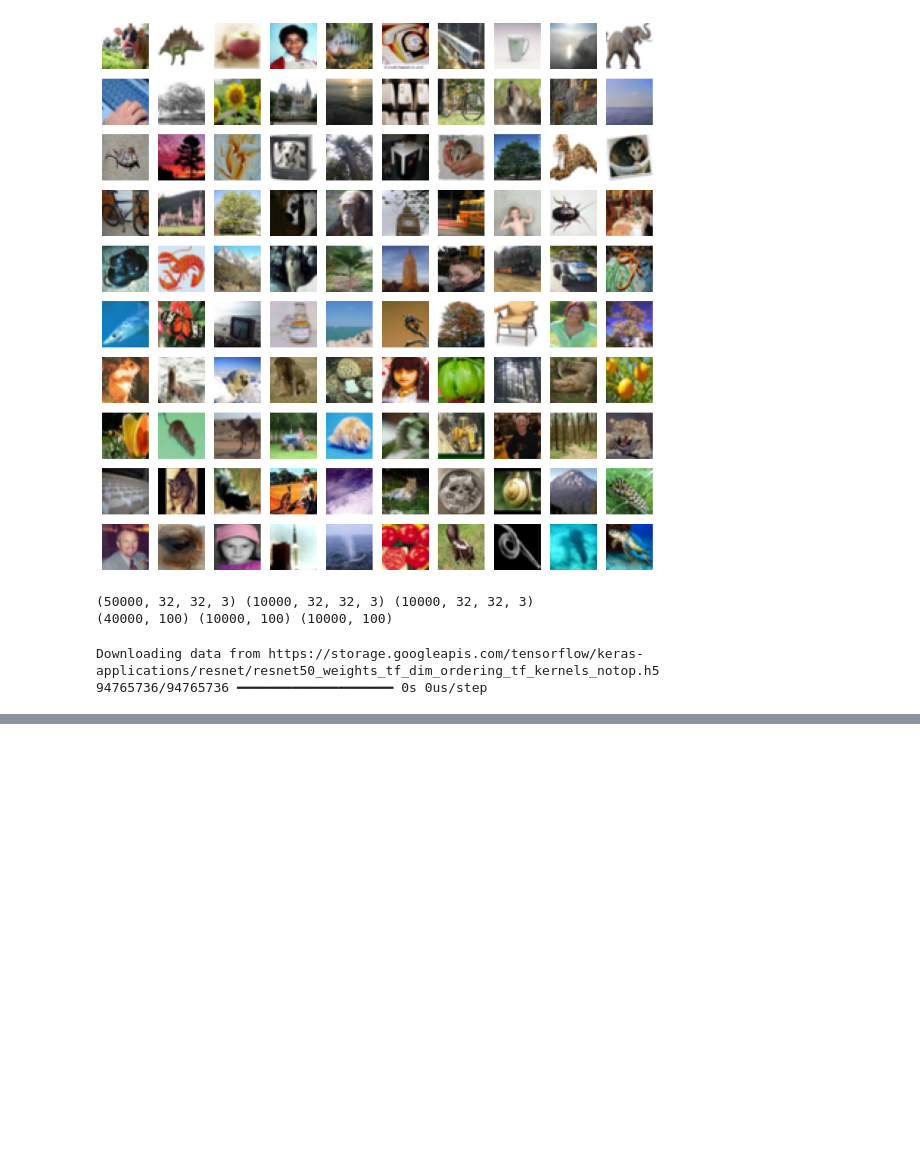
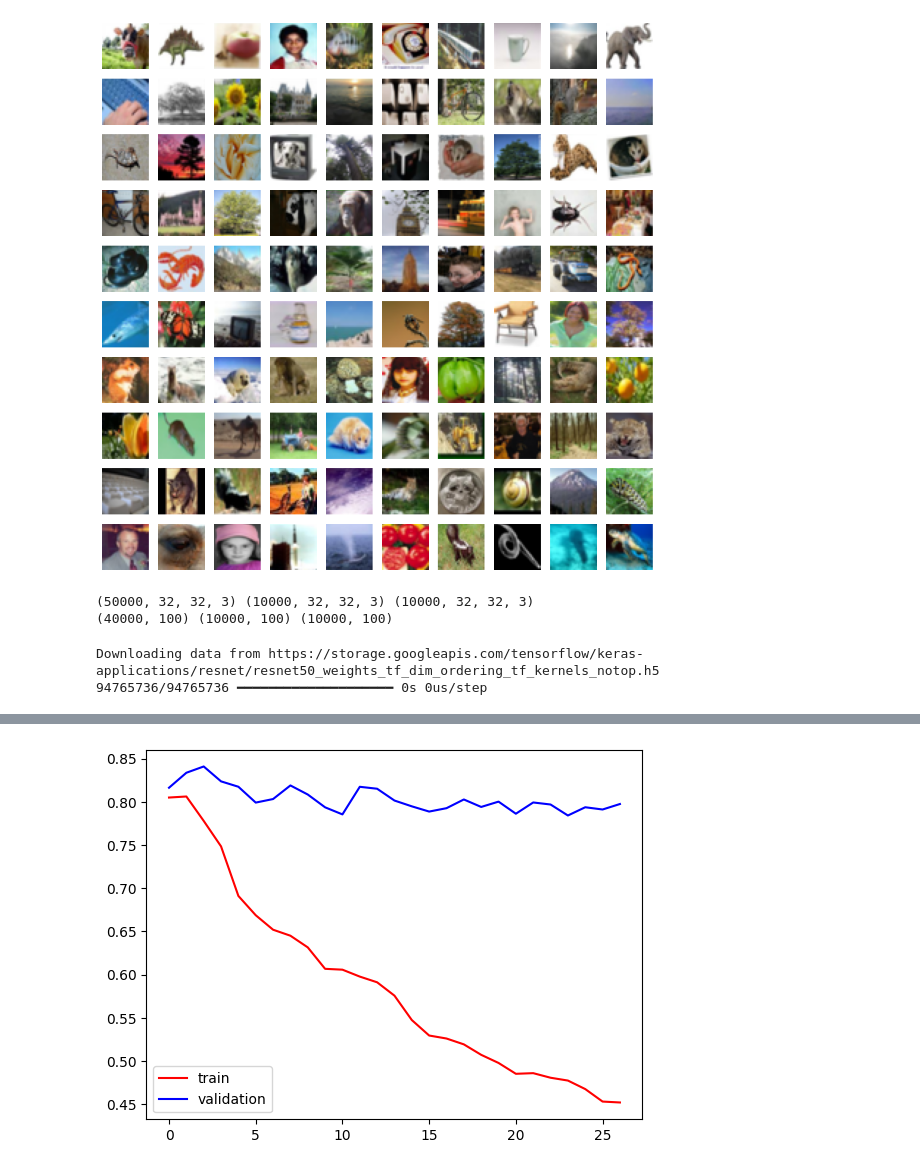
Before and after one commit to Jeetesh1512/learnML, a Jupyter notebook: CIFAR100_with_resnet.ipynb, the cells around one changed output, grey strips where cells are left out. Drawn from its saved outputs; the diff is of its cells as text; code cells hidden in the pictures; blank space fills up the shorter version.

```diff
--- a/CIFAR100_with_resnet.ipynb
+++ b/CIFAR100_with_resnet.ipynb
@@ -94,12 +145,29 @@ model = Sequential()
 model.add(UpSampling2D(size=(7,7), interpolation='bilinear'))
 model.add(resnet_model)
 model.add(GlobalAveragePooling2D())
+model.add(Dropout(0.2))
 model.add(Dense(256,activation='relu'))
 model.add(BatchNormalization())
 model.add(Dense(128,activation='relu'))
+model.add(Dropout(0.25))
 model.add(BatchNormalization())
-model.add(Dropout(0.1))
 model.add(Dense(100,activation='softmax'))
+# %%
+from keras.callbacks import ReduceLROnPlateau, EarlyStopping
+learning_rate_reduction = ReduceLROnPlateau(
+    monitor='val_accuracy',
+    patience=3,
+    verbose=1,
+    factor=0.6,
+    min_lr=1e-6)
+
+early_stopping = EarlyStopping(
+    monitor='val_accuracy',
+    patience=6,
+    restore_best_weights=True,
+    verbose=1,
+    mode='max'
+)
 # %%
 model.compile(optimizer='Adam', loss='categorical_crossentropy', metrics=['accuracy'])
 # %%
@@ -186,8 +197,9 @@ conv5_block3_out True
 # %%
 history = model.fit(
-    train_datagen.flow(X_train,y_train,batch_size=40),
+    train_datagen.flow(X_train,y_train,batch_size=64),
     validation_data = (X_val,y_val),
-    epochs=80,
-    verbose=1
+    epochs=30,
+    verbose=1,
+    callbacks=[learning_rate_reduction,early_stopping]
 )
 # %% [output]
@@ -210,0 +228,7 @@ Epoch 80/80
+# %%
+plt.plot(history.history['loss'],color='red',label='train')
+plt.plot(history.history['val_loss'],color='blue',label='validation')
+plt.legend()
+plt.show()
+# %% [output]
+[figure, added]
```
Also changed, not shown: parts of 10 cells of this notebook.
